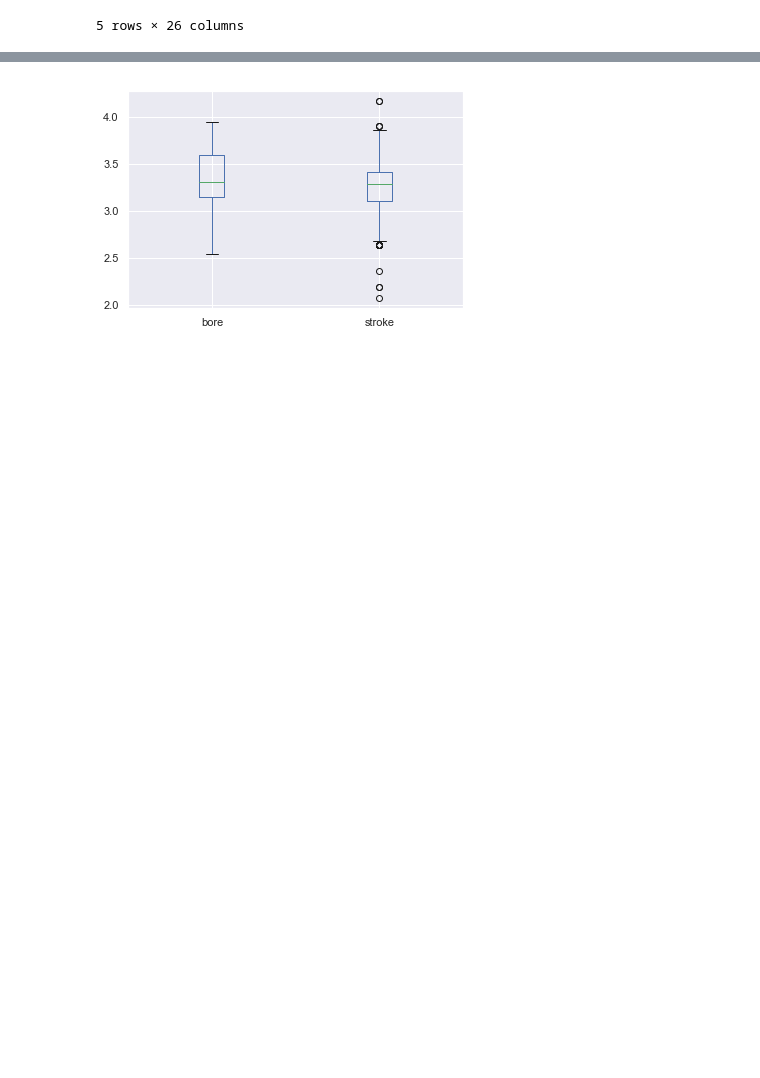
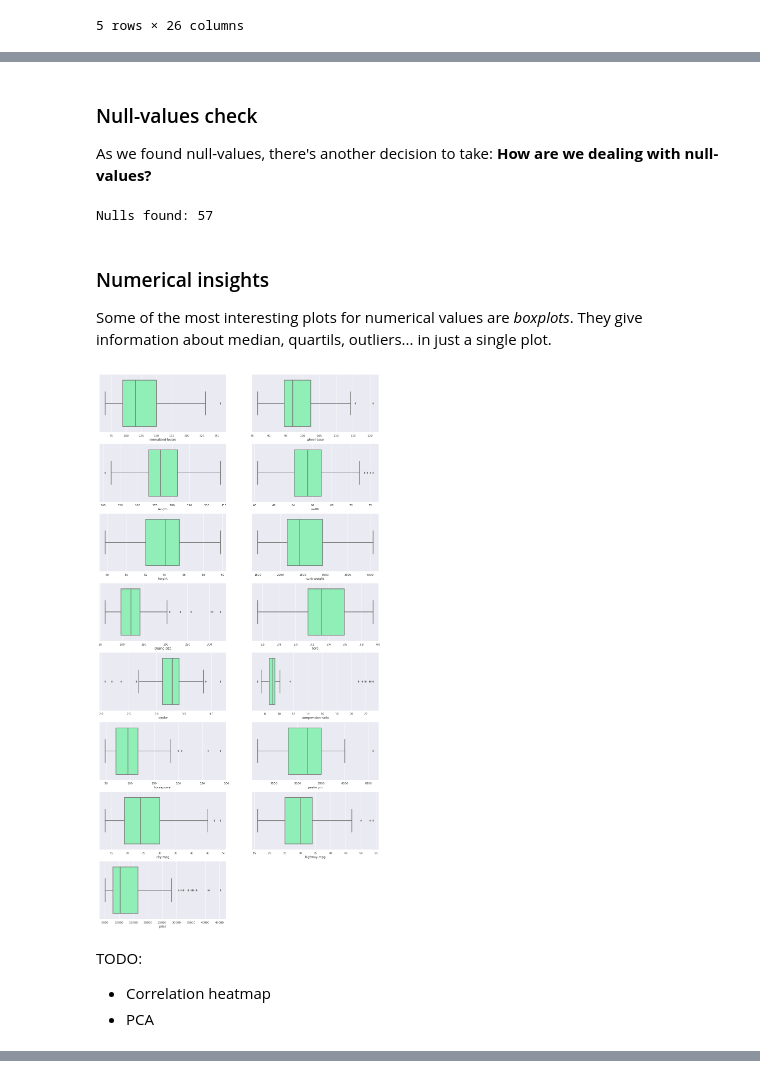
Before and after one commit to serrodcal-data-scientist/dataLab1, a Jupyter notebook: EDA.ipynb, the cells around one changed output, grey strips where cells are left out. Cells and saved outputs as stored; diff of their text form; code cells hidden in the pictures; blank space fills up the shorter version.

```diff
--- a/EDA.ipynb
+++ b/EDA.ipynb
@@ -166,0 +99,3 @@ plt.show()
+# %%
+num_df = df.select_dtypes(include=['float']).copy()
+num_df.head()
@@ -167,3 +109,32 @@ plt.show()
+# %% [markdown]
+### Null-values check
+
+As we found null-values, there's another decision to take: **How are we dealing with null-values?**
+# %%
+print("Nulls found: %i " %num_df.isnull().values.sum())
+# %% [output]
+Nulls found: 57
+# %% [markdown]
+### Numerical insights
+
+Some of the most interesting plots for numerical values are *boxplots*. They give information about median, quartils, outliers... in just a single plot.
+# %%
+def plot_all_num_boxplots(dataframe):
+    """ Plot every single category frequency distribution in the same cell"""
+    max_shape = np.ceil(dataframe.shape[1] / 2)
+    fig = plt.figure(figsize=(20,40))
+    for i, col in enumerate(dataframe.columns):
+        plt.subplot(max_shape, 2, i+1)
+        _ = sns.boxplot(y = col, data = dataframe, palette='rainbow', order=dataframe[col].value_counts().index, orient='h', linewidth=2.5)
+    plt.show()
+# %%
+plot_all_num_boxplots(num_df)
+# %% [output]
+[figure, added]
+# %% [markdown]
+TODO:
+ - Correlation heatmap
+ - PCA
 # %%
 cat_df_onehot = cat_df.copy()
 cat_df_onehot = pd.get_dummies(cat_df_onehot, columns=['fuel-system'], prefix = ['fuel-system'])
@@ -183,4 +148,0 @@ cat_df_onehot.head()
-# %%
-boxplot = df.boxplot(column=['bore', 'stroke'])
-# %% [output]
-[figure, removed]
```
Also changed, not shown: parts of 27 cells of this notebook.
